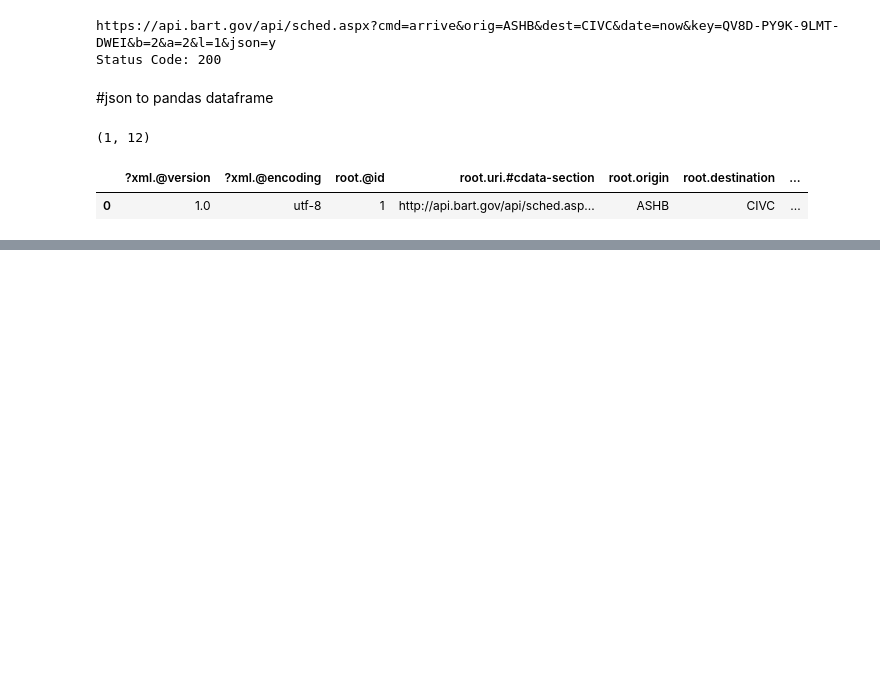
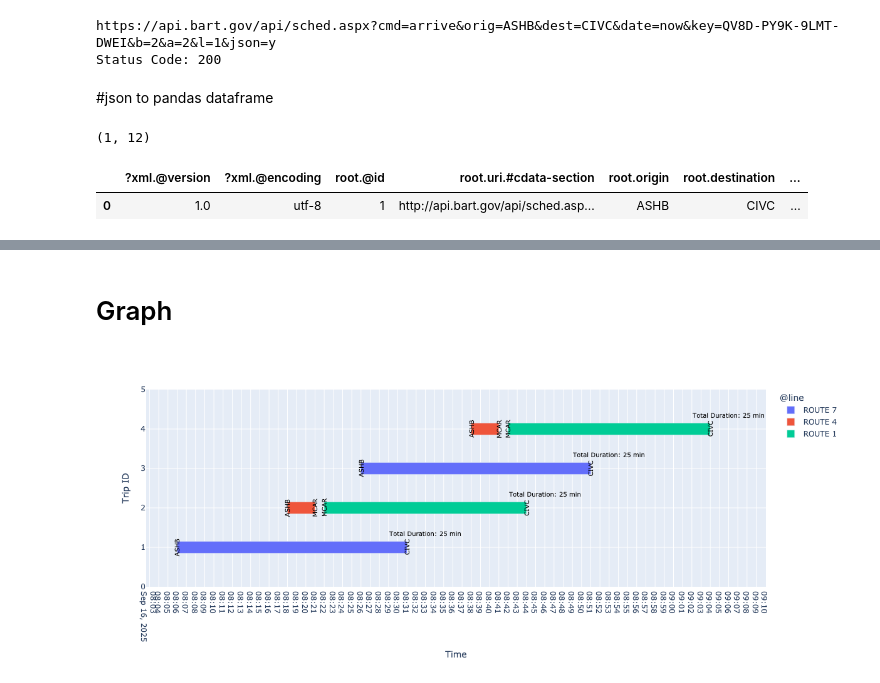
Before and after one commit to hesamshayegan/BART-scheduling-analysis, a Jupyter notebook: notebook_test.ipynb, the cells around one changed output, grey strips where cells are left out. Saved outputs shown, nothing was run; the diff lists cells and outputs as text; code cells hidden in the pictures; blank space fills up the shorter version.

```diff
--- a/notebook_test.ipynb
+++ b/notebook_test.ipynb
@@ -193,5 +122,14 @@ legs_df
+# %% [markdown]
+# Graph
 # %%
 import plotly.express as px
+
+import plotly.io as pio
+# pio.renderers.default = "png"
+
+png_renderer = pio.renderers["png"]
+png_renderer.width = 1200
+png_renderer.height = 500
 
 # timeline
 fig = px.timeline(
@@ -200,7 +138,7 @@ fig = px.timeline(
     x_end='@destTimeMin',
     y='trip_id',
     color='@line',
-    hover_data=['@origin', '@destination', 'duration_min']
+    # hover_data=['@origin', '@destination', 'duration_min']
 )
 
 # bar thickness
@@ -226,30 +164,32 @@ for i, row in legs_df.iterrows():
         showarrow=False,
         xanchor='center',
         yanchor='middle',
         textangle=-90,
         font=dict(size=10, color="black")
     )
 
 # total duration label
 for trip_id, total_duration in legs_df.groupby('trip_id')['total_duration'].first().items():
 
     end_time = legs_df.loc[legs_df['trip_id'] == trip_id, '@destTimeMin'].max()
 
     fig.add_annotation(
         x=end_time + pd.Timedelta(minutes=2),
         y=trip_id + 0.35,
         text=f"Total Duration: {total_duration:.0f} min",
         showarrow=False,
         font=dict(size=10, color="black"),
         align="left"
     )
 
 # gridlines
 fig.update_xaxes(
     title='Time',
     showgrid=True,
     dtick=1*60*1000
 )
 fig.update_yaxes(title='Trip ID', showgrid=True)
 
 fig.show()
+# %% [output]
+[figure, added]
```
Also changed, not shown: parts of 8 cells of this notebook, 2 other files.
